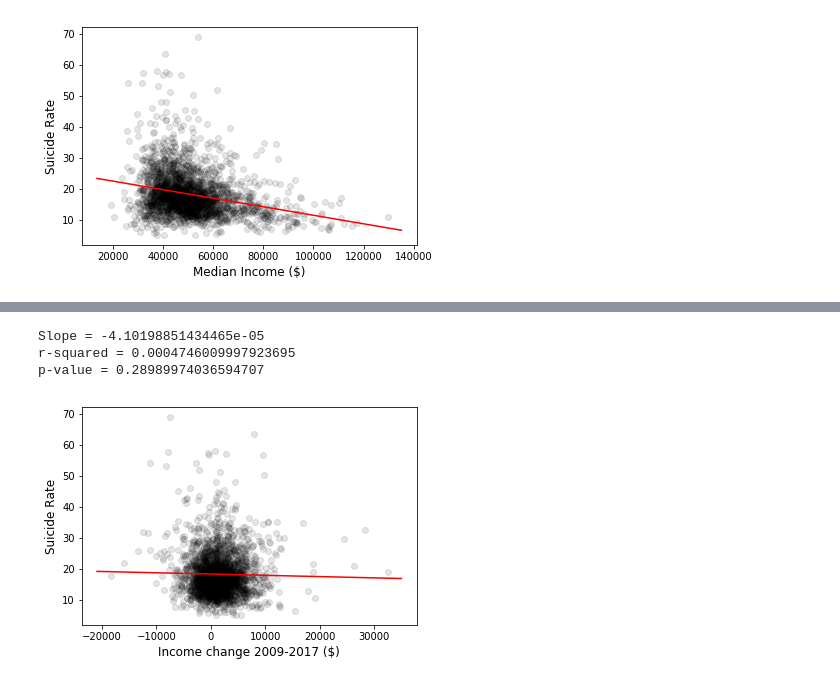
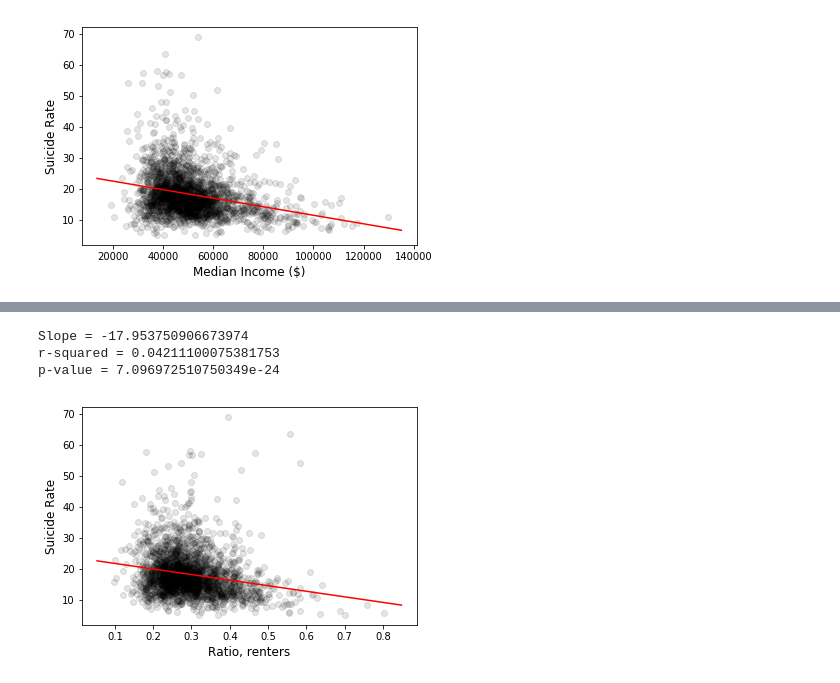
Before and after one commit to salkoffd/HappySauce, a Jupyter notebook: HappySauce.ipynb, the cells around one changed output, grey strips where cells are left out. Saved outputs shown, nothing was run; the diff lists cells and outputs as text; code cells hidden in the pictures.

Commit message:
cleaned up variables a bit, added more graphs

```diff
--- a/HappySauce.ipynb
+++ b/HappySauce.ipynb
@@ -267,31 +415,31 @@ p-value = 9.424633846014432e-39
 # %%
 # Define x and y
-x = df_full['income_2017'] - (df_full['income_2009']*1.1) # adjusted for inflation
+x = (df_full['B25003_003E']) / (df_full['B25003_001E'])
 y = df_full['Suicide Rate']
 
 # Plot
 fig = plt.scatter(x, y, c='black', alpha=0.1)
 axes = plt.gca()
-# axes.set_xlim([0,2000])
+# axes.set_xlim([0,.3])
 plt.ylabel('Suicide Rate', fontsize=12)
-plt.xlabel('Income change 2009-2017 ($)', fontsize=12)
+plt.xlabel('Ratio, renters', fontsize=12)
 
 # Most dense counties
 # df_full.loc[df_full['Population Density'] > 20000]
 
 # Linear Regression
 slope, intercept, r_value, p_value, std_err = stats.linregress(x, y)
 # Plot a line from slope and intercept
 axes = plt.gca()
 x_vals = np.array(axes.get_xlim())
 y_vals = intercept + slope * x_vals
 plt.plot(x_vals, y_vals, '-', color="red")
 print(f"Slope = {slope}")
 print(f"r-squared = {r_value**2}")
 print(f"p-value = {p_value}")
 # plt.savefig("happySauce_fig01.png")
 # %% [output]
-Slope = -4.10198851434465e-05
-r-squared = 0.0004746009997923695
-p-value = 0.28989974036594707
+Slope = -17.953750906673974
+r-squared = 0.04211100075381753
+p-value = 7.096972510750349e-24
-[figure, old version]
+[figure, new version]
```
Also changed, not shown: parts of 10 cells of this notebook.
